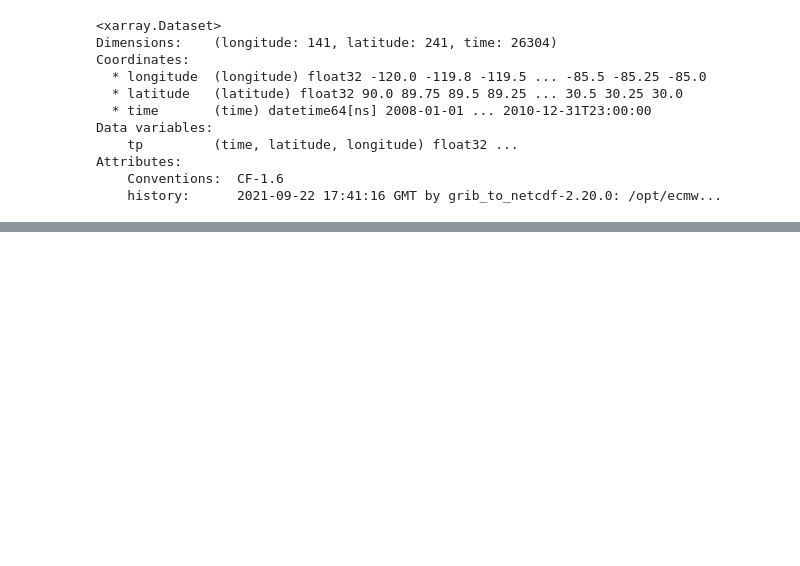
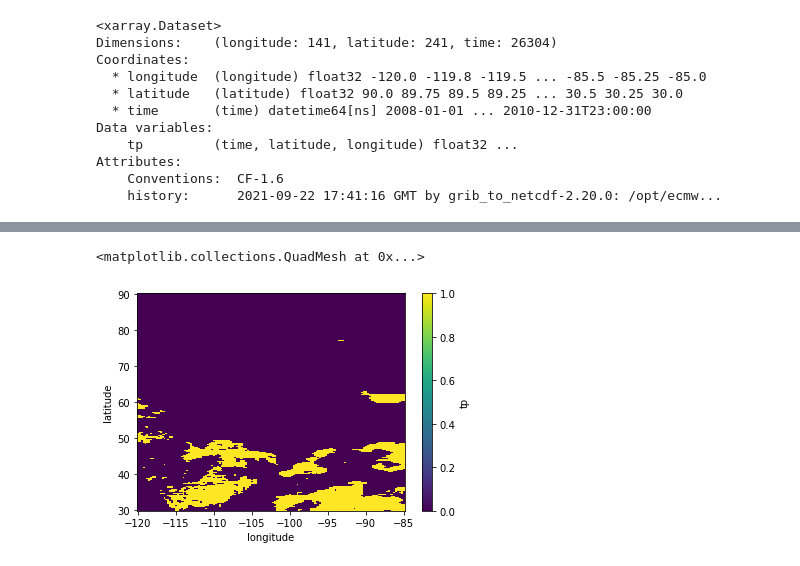
Before and after one commit to gbromley/PreSeason, a Jupyter notebook: Bower_WetSeason.ipynb, the cells around one changed output, grey strips where cells are left out. Saved outputs shown, nothing was run; the diff lists cells and outputs as text; code cells hidden in the pictures; blank space fills up the shorter version.

```diff
--- a/Bower_WetSeason.ipynb
+++ b/Bower_WetSeason.ipynb
@@ -39,0 +128,13 @@ Coordinates:
+# %%
+wetseason = xr.apply_ufunc(
+    Harmonics,
+    test,
+    input_core_dims=[["time"]],
+    exclude_dims=set(["time"]),
+    vectorize=True,
+)
+# %%
+wetseason.plot()
+# %% [output]
+<matplotlib.collections.QuadMesh at 0x...>
+[figure, added]
```
Also changed, not shown: parts of 23 cells of this notebook.
